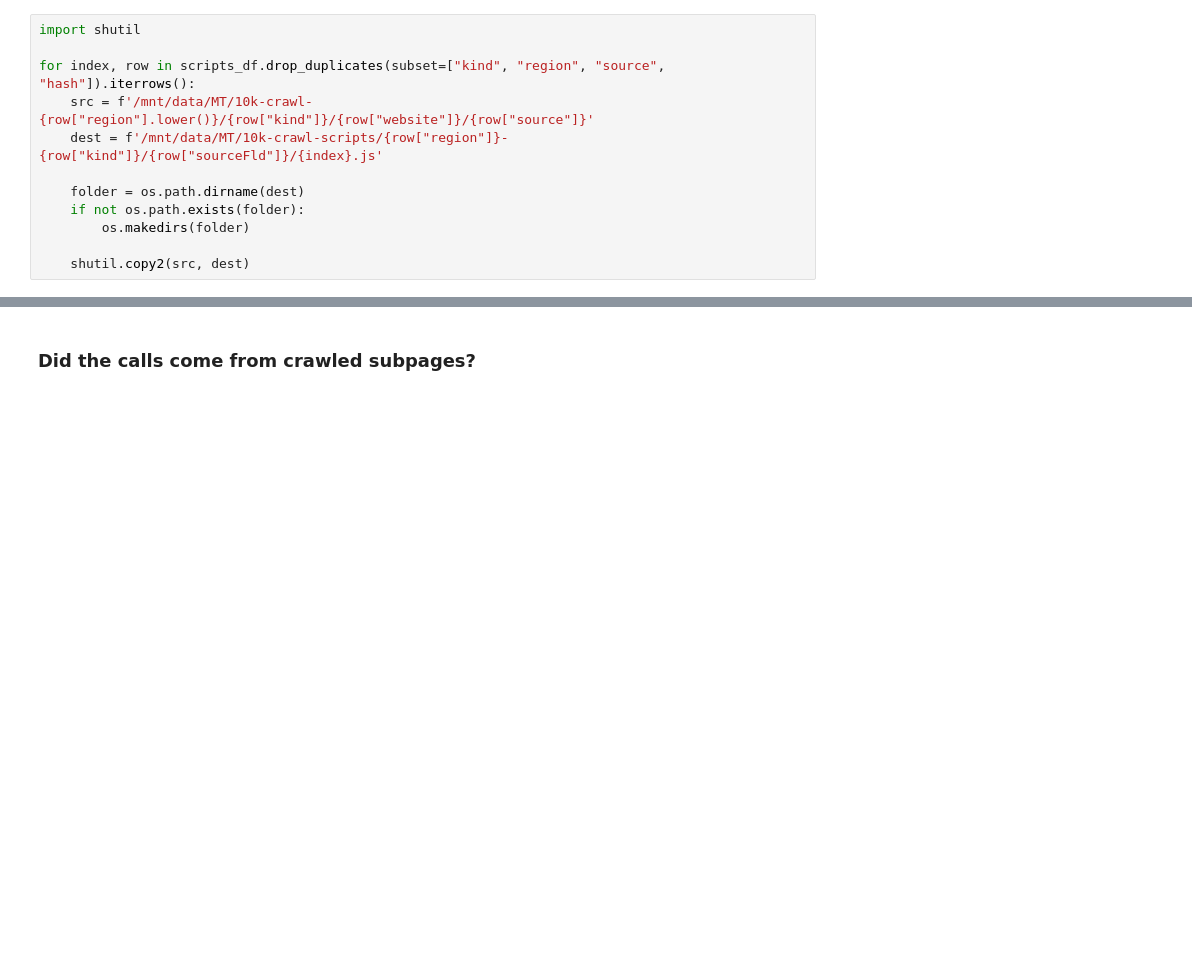
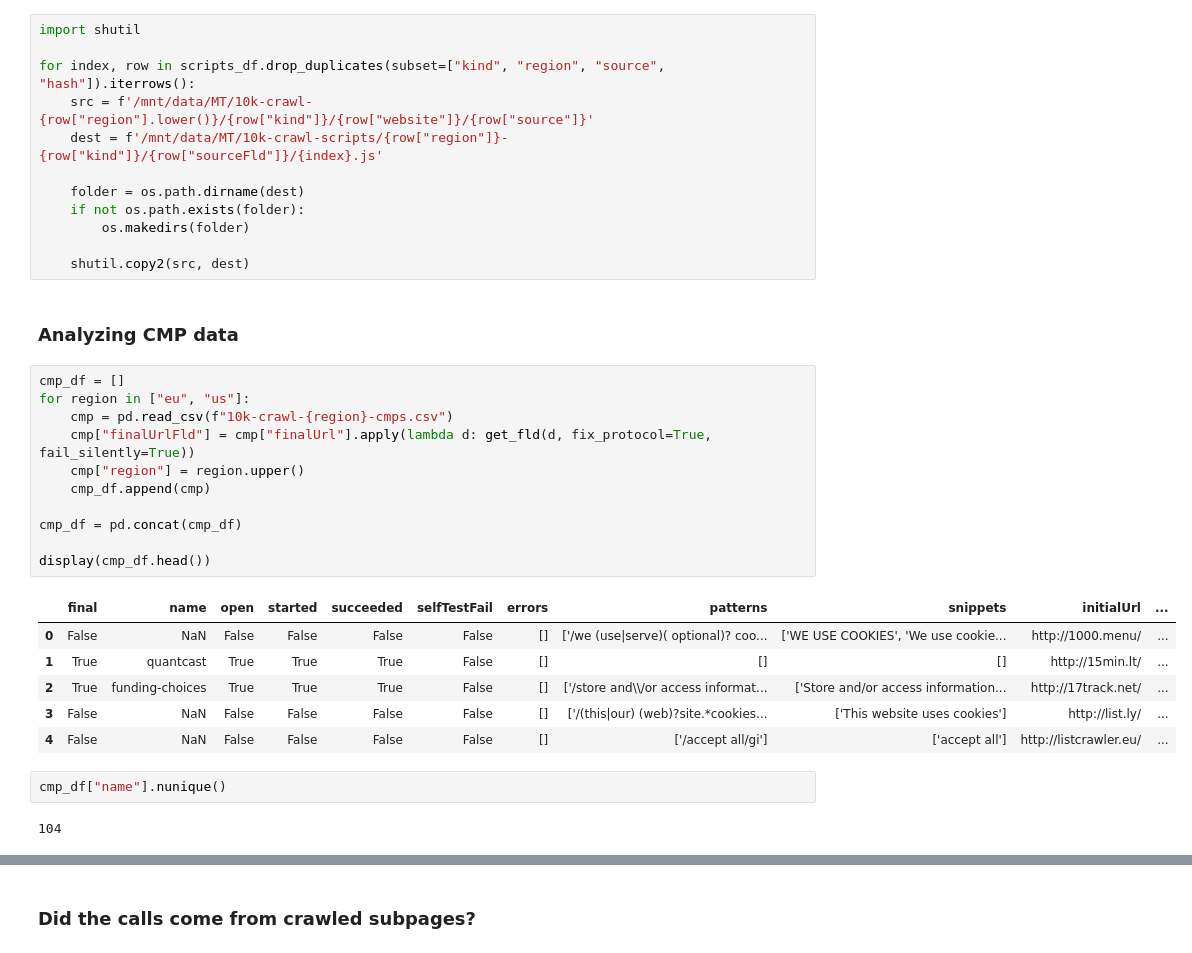
Before and after one commit to MichielP1807/tracker-radar-collector, a Jupyter notebook: post-processing/analysis.ipynb, the cells around one changed output, grey strips where cells are left out. Saved outputs shown, nothing was run; the diff lists cells and outputs as text; blank space fills up the shorter version.

Commit message:
Analyze CMP data

```diff
--- a/post-processing/analysis.ipynb
+++ b/post-processing/analysis.ipynb
@@ -1474,3 +1518,27 @@ for index, row in scripts_df.drop_duplicates(subset=["kind", "region", "source",
         os.makedirs(folder)
 
     shutil.copy2(src, dest)
+# %% [markdown]
+### Analyzing CMP data
+# %%
+cmp_df = []
+for region in ["eu", "us"]:
+    cmp = pd.read_csv(f"10k-crawl-{region}-cmps.csv")
+    cmp["finalUrlFld"] = cmp["finalUrl"].apply(lambda d: get_fld(d, fix_protocol=True, fail_silently=True))
+    cmp["region"] = region.upper()
+    cmp_df.append(cmp)
+
+cmp_df = pd.concat(cmp_df)
+
+display(cmp_df.head())
+# %% [output]
+|  | final | name | open | started | succeeded | selfTestFail | errors | patterns | snippets | initialUrl | ... |
+| 0 | False | NaN | False | False | False | False | [] | ['/we (use|serve)( optional)? coo... | ['WE USE COOKIES', 'We use cookie... | http://1000.menu/ | ... |
+| 1 | True | quantcast | True | True | True | False | [] | [] | [] | http://15min.lt/ | ... |
+| 2 | True | funding-choices | True | True | True | False | [] | ['/store and\\/or access informat... | ['Store and/or access information... | http://17track.net/ | ... |
+| 3 | False | NaN | False | False | False | False | [] | ['/(this|our) (web)?site.*cookies... | ['This website uses cookies'] | http://list.ly/ | ... |
+| 4 | False | NaN | False | False | False | False | [] | ['/accept all/gi'] | ['accept all'] | http://listcrawler.eu/ | ... |
+# %%
+cmp_df["name"].nunique()
+# %% [output]
+104
```
Also changed, not shown: parts of 17 cells of this notebook, 2 other files.
